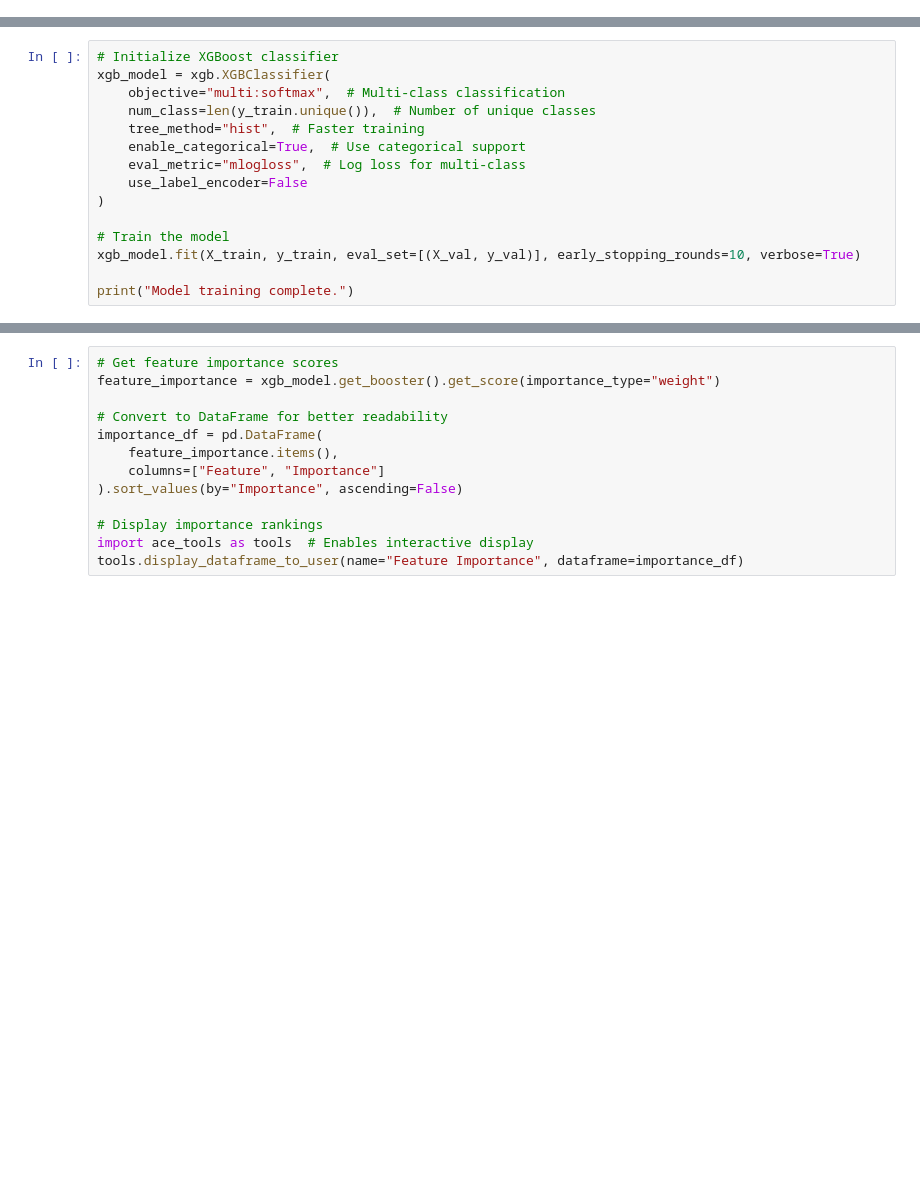
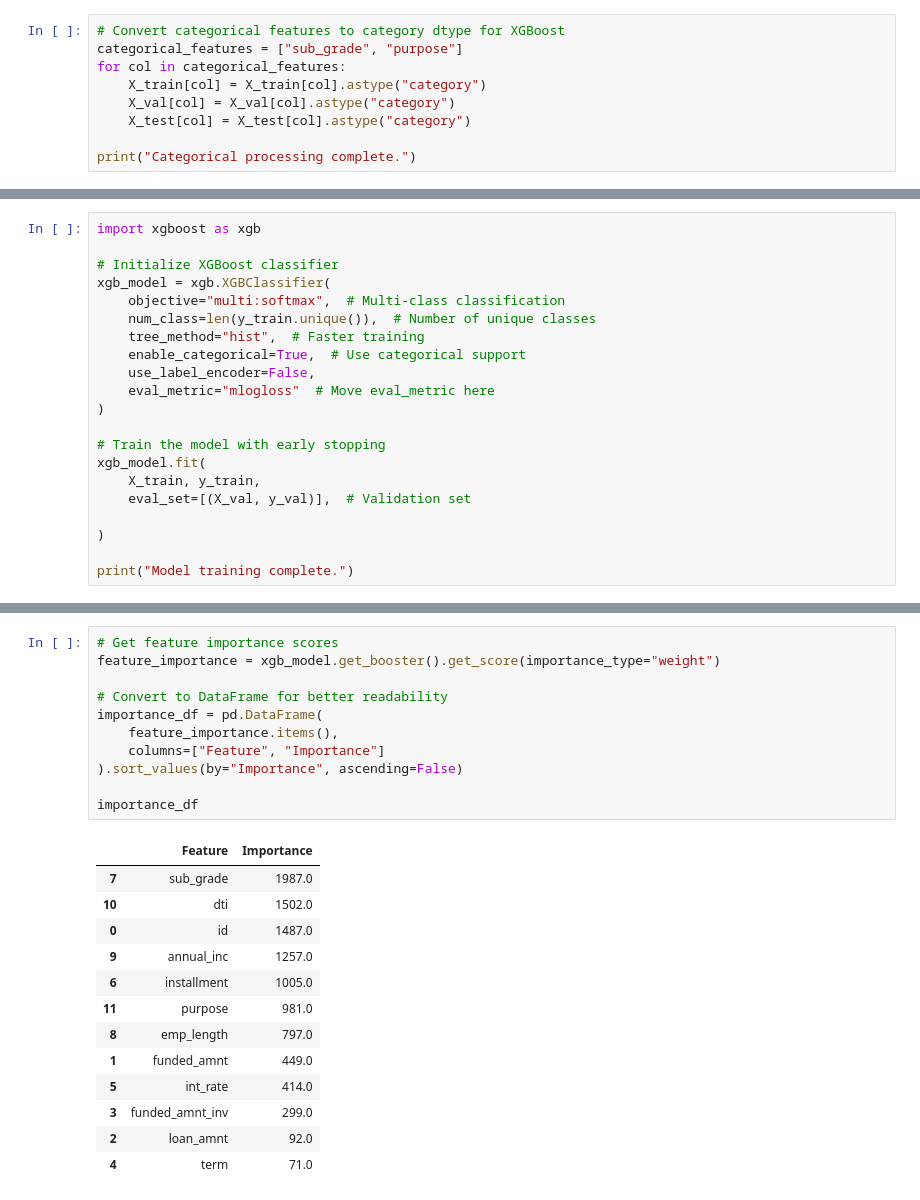
Before and after one commit to yw2747/P10-Hybrid_Risk_Scoring_Model, a Jupyter notebook: Model.ipynb, the cells around one changed output, grey strips where cells are left out. Cells and saved outputs as stored; diff of their text form; blank space fills up the shorter version.

Commit message:
Model1 Trained

```diff
--- a/Model.ipynb
+++ b/Model.ipynb
@@ -41,0 +15,9 @@ print("Categorical processing complete.")
+# %%
+# Convert categorical features to category dtype for XGBoost
+categorical_features = ["sub_grade", "purpose"]
+for col in categorical_features:
+    X_train[col] = X_train[col].astype("category")
+    X_val[col] = X_val[col].astype("category")
+    X_test[col] = X_test[col].astype("category")
+
+print("Categorical processing complete.")
@@ -42,15 +26,21 @@ print("Categorical processing complete.")
 # %%
+import xgboost as xgb
+
 # Initialize XGBoost classifier
 xgb_model = xgb.XGBClassifier(
     objective="multi:softmax",  # Multi-class classification
     num_class=len(y_train.unique()),  # Number of unique classes
     tree_method="hist",  # Faster training
     enable_categorical=True,  # Use categorical support
-    eval_metric="mlogloss",  # Log loss for multi-class
-    use_label_encoder=False
+    use_label_encoder=False,
+    eval_metric="mlogloss"  # Move eval_metric here
 )
 
-# Train the model
-xgb_model.fit(X_train, y_train, eval_set=[(X_val, y_val)], early_stopping_rounds=10, verbose=True)
+# Train the model with early stopping
+xgb_model.fit(
+    X_train, y_train,
+    eval_set=[(X_val, y_val)],  # Validation set
+
+)
 
 print("Model training complete.")
@@ -74,13 +99,25 @@ plt.show()
 # %%
 # Get feature importance scores
 feature_importance = xgb_model.get_booster().get_score(importance_type="weight")
 
 # Convert to DataFrame for better readability
 importance_df = pd.DataFrame(
     feature_importance.items(),
     columns=["Feature", "Importance"]
 ).sort_values(by="Importance", ascending=False)
 
-# Display importance rankings
-import ace_tools as tools  # Enables interactive display
-tools.display_dataframe_to_user(name="Feature Importance", dataframe=importance_df)
+importance_df
+# %% [output]
+|  | Feature | Importance |
+| 7 | sub_grade | 1987.0 |
+| 10 | dti | 1502.0 |
+| 0 | id | 1487.0 |
+| 9 | annual_inc | 1257.0 |
+| 6 | installment | 1005.0 |
+| 11 | purpose | 981.0 |
+| 8 | emp_length | 797.0 |
+| 1 | funded_amnt | 449.0 |
+| 5 | int_rate | 414.0 |
+| 3 | funded_amnt_inv | 299.0 |
+| 2 | loan_amnt | 92.0 |
+| 4 | term | 71.0 |
```
Also changed, not shown: parts of 6 cells of this notebook.
